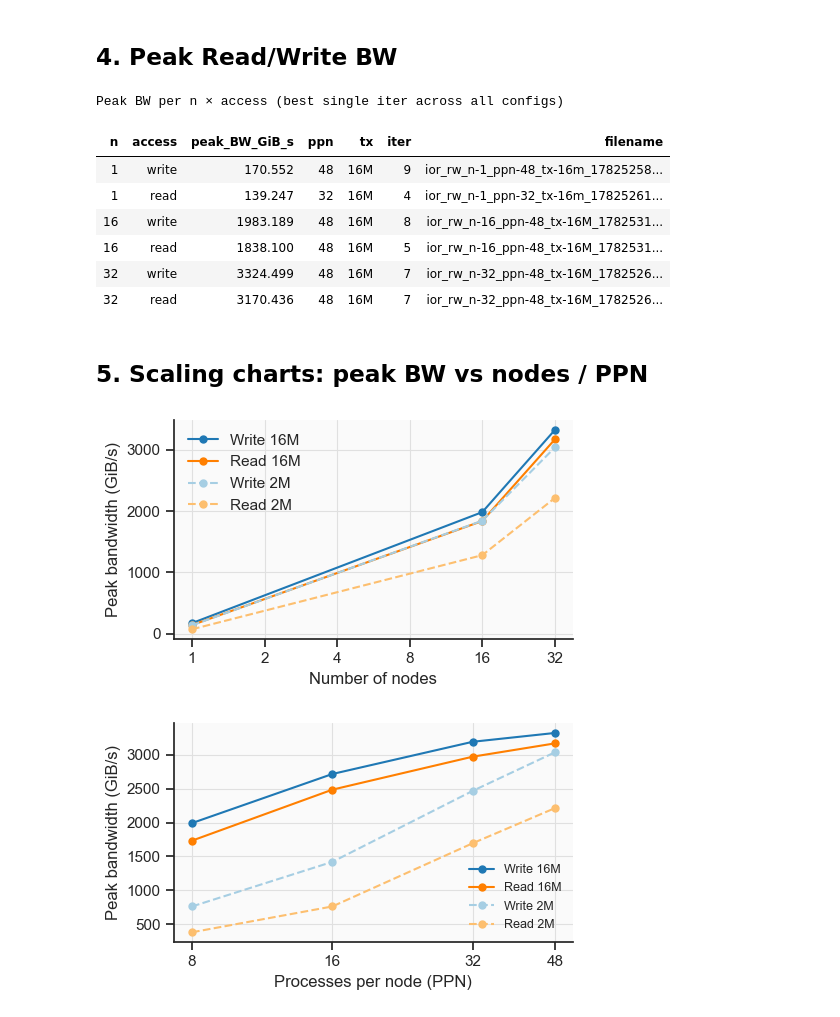
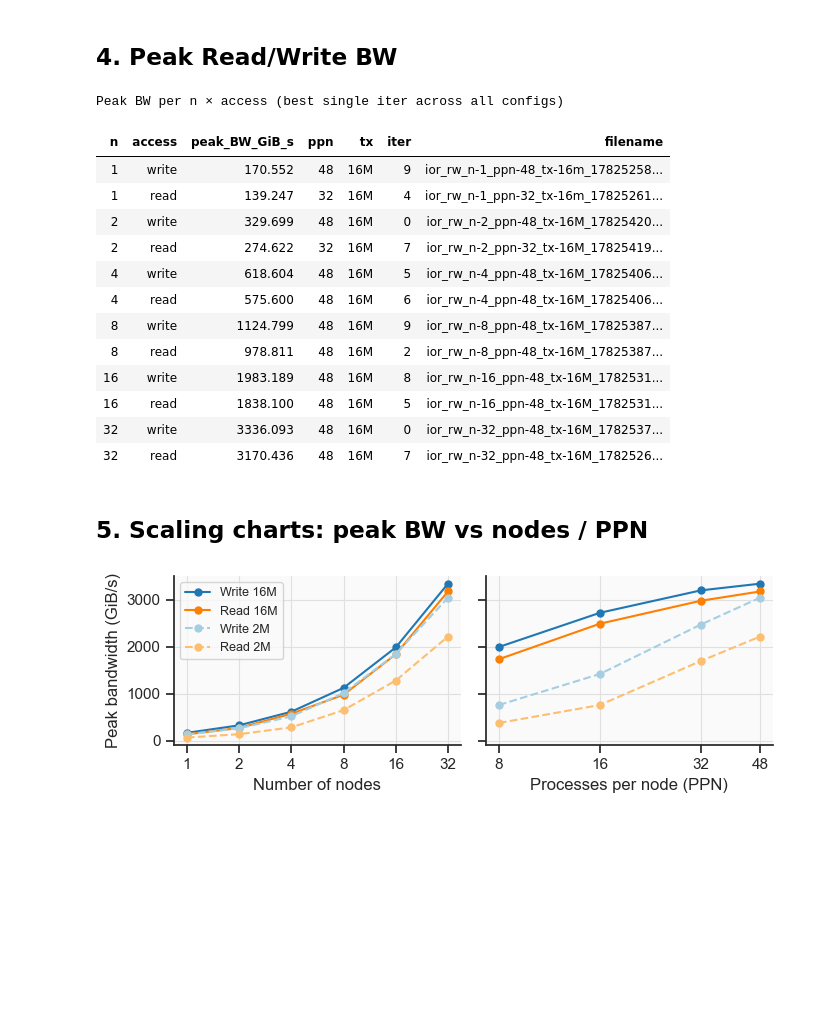
Before and after one commit to cissieAB/pdsw26_daos-bench, a Jupyter notebook: results/aurora/ior/ior-rw/ior_rw_analysis.ipynb, the cells around one changed output. Saved outputs shown, nothing was run; the diff lists cells and outputs as text; code cells hidden in the pictures; blank space fills up the shorter version.

```diff
--- a/results/aurora/ior/ior-rw/ior_rw_analysis.ipynb
+++ b/results/aurora/ior/ior-rw/ior_rw_analysis.ipynb
@@ -180,7 +176,7 @@ for access_type in ["write", "read"]:
 ## 4. Peak Read/Write BW
 # %%
 peak_rows = []
-for n_val in [1, 16, 32]:
+for n_val in [1, 2, 4, 8, 16, 32]:
     for access_type in ["write", "read"]:
         sub = combined[(combined["n"] == n_val) & (combined["access"] == access_type)]
         idx = sub["bw_GiB_s"].idxmax()
@@ -207,9 +203,15 @@ Peak BW per n × access (best single iter across all configs)
 | n | access | peak_BW_GiB_s | ppn | tx | iter | filename |
 | 1 | write | 170.552 | 48 | 16M | 9 | ior_rw_n-1_ppn-48_tx-16m_17825258... |
 | 1 | read | 139.247 | 32 | 16M | 4 | ior_rw_n-1_ppn-32_tx-16m_17825261... |
+| 2 | write | 329.699 | 48 | 16M | 0 | ior_rw_n-2_ppn-48_tx-16M_17825420... |
+| 2 | read | 274.622 | 32 | 16M | 7 | ior_rw_n-2_ppn-32_tx-16M_17825419... |
+| 4 | write | 618.604 | 48 | 16M | 5 | ior_rw_n-4_ppn-48_tx-16M_17825406... |
+| 4 | read | 575.600 | 48 | 16M | 6 | ior_rw_n-4_ppn-48_tx-16M_17825406... |
+| 8 | write | 1124.799 | 48 | 16M | 9 | ior_rw_n-8_ppn-48_tx-16M_17825387... |
+| 8 | read | 978.811 | 48 | 16M | 2 | ior_rw_n-8_ppn-48_tx-16M_17825387... |
 | 16 | write | 1983.189 | 48 | 16M | 8 | ior_rw_n-16_ppn-48_tx-16M_1782531... |
 | 16 | read | 1838.100 | 48 | 16M | 5 | ior_rw_n-16_ppn-48_tx-16M_1782531... |
-| 32 | write | 3324.499 | 48 | 16M | 7 | ior_rw_n-32_ppn-48_tx-16M_1782526... |
+| 32 | write | 3336.093 | 48 | 16M | 0 | ior_rw_n-32_ppn-48_tx-16M_1782537... |
 | 32 | read | 3170.436 | 48 | 16M | 7 | ior_rw_n-32_ppn-48_tx-16M_1782526... |
 # %% [markdown]
 ## 5. Scaling charts: peak BW vs nodes / PPN
@@ -235,55 +237,49 @@ MARKER = "o"
 MS = 5
 
 int_fmt = mpl.ticker.FuncFormatter(lambda x, _: f"{int(x)}")
 
 def add_lines(ax, df, x_col):
     for tx in ["16M", "2M"]:
         for access in ["write", "read"]:
             sub = (
                 df[(df["tx"] == tx) & (df["access"] == access)]
                 .groupby(x_col)["peak_GiB_s"].max()
                 .reset_index()
                 .sort_values(x_col)
             )
             if sub.empty:
                 continue
             props = LINE_PROPS[(access, tx)]
             ax.plot(
                 sub[x_col], sub["peak_GiB_s"],
                 color=props["color"],
                 linestyle=props["linestyle"],
                 alpha=props["alpha"],
                 marker=MARKER,
                 markersize=MS,
                 label=f"{access.capitalize()} {tx}",
             )
 
+fig, (ax_n, ax_ppn) = plt.subplots(1, 2, figsize=(7, 2.5), sharey=True)
+
 # ── (a) Peak BW vs number of nodes ─────────────────────────────────────────
-fig, ax = plt.subplots(figsize=(5, 3))
-add_lines(ax, peak, "n")
-ax.set_xlabel("Number of nodes")
-ax.set_ylabel("Peak bandwidth (GiB/s)")
-# ax.set_title("IOR Peak Bandwidth vs. Number of Nodes")
-ax.set_xscale("log", base=2)
-ax.xaxis.set_major_formatter(int_fmt)
-ax.legend(frameon=False, fontsize=9)
+add_lines(ax_n, peak, "n")
+ax_n.set_xlabel("Number of nodes")
+ax_n.set_ylabel("Peak bandwidth (GiB/s)")
+ax_n.set_xscale("log", base=2)
+ax_n.xaxis.set_major_formatter(int_fmt)
+ax_n.legend(frameon=True, fontsize=9)
+
+# ── (b) Peak BW vs PPN ─────────────────────────────────────────────────────
+add_lines(ax_ppn, peak, "ppn")
+ax_ppn.set_xlabel("Processes per node (PPN)")
+ax_ppn.set_xscale("log", base=2)
+ppn_ticks = sorted(peak["ppn"].unique().tolist())
+ax_ppn.set_xticks(ppn_ticks)
+ax_ppn.xaxis.set_major_formatter(int_fmt)
+ax_ppn.xaxis.set_minor_locator(mpl.ticker.NullLocator())
+
 fig.tight_layout()
 plt.show()
-
-# ── (b) Peak BW vs PPN ─────────────────────────────────────────────────────
-fig, ax = plt.subplots(figsize=(5, 3))
-add_lines(ax, peak, "ppn")
-ax.set_xlabel("Processes per node (PPN)")
-ax.set_ylabel("Peak bandwidth (GiB/s)")
-# ax.set_title("IOR Peak Bandwidth vs. PPN")
-ax.set_xscale("log", base=2)
-ppn_ticks = sorted(peak["ppn"].unique().tolist())
-ax.set_xticks(ppn_ticks)
-ax.xaxis.set_major_formatter(int_fmt)
-ax.xaxis.set_minor_locator(mpl.ticker.NullLocator())
-ax.legend(frameon=False, fontsize=9)
-fig.tight_layout()
-plt.show()
 # %% [output]
-[figure, old version]
+[figure, new version]
-[figure, removed]
```
Also changed, not shown: parts of 8 cells of this notebook, 11 other files.
